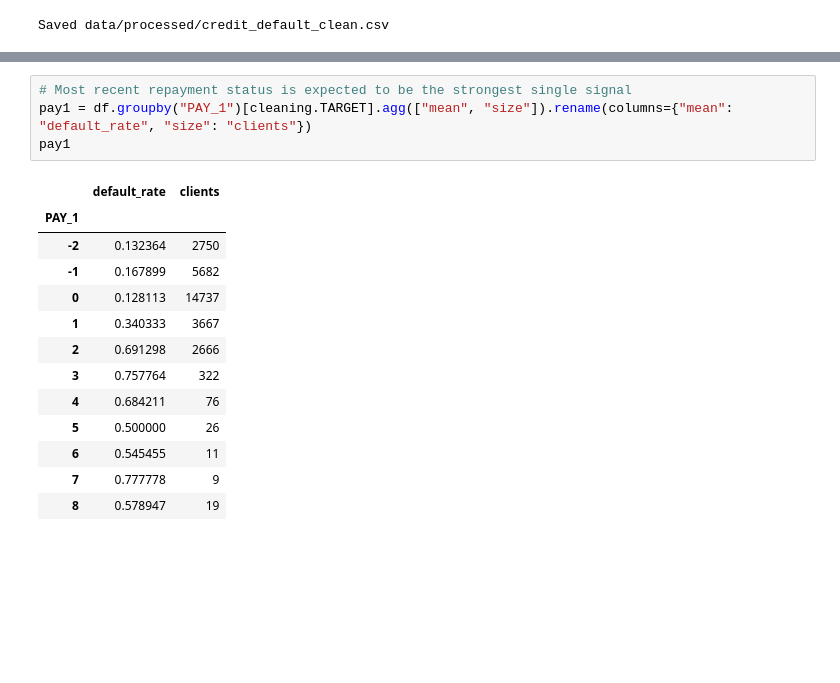
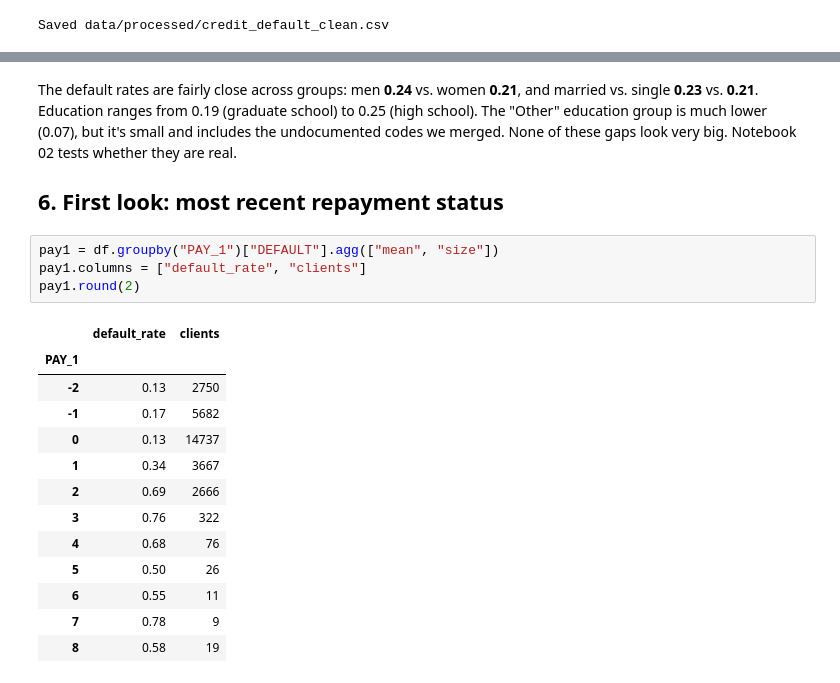
Before and after one commit to asood-usd/AAI500-credit-default, a Jupyter notebook: notebooks/01_data_prep_eda.ipynb, the cells around one changed output, grey strips where cells are left out. Drawn from its saved outputs; the diff is of its cells as text; blank space fills up the shorter version.

```diff
--- a/notebooks/01_data_prep_eda.ipynb
+++ b/notebooks/01_data_prep_eda.ipynb
@@ -161,18 +209,25 @@ plt.show()
+# %% [markdown]
+The default rates are fairly close across groups: men **0.24** vs. women **0.21**, and married vs. single
+**0.23** vs. **0.21**. Education ranges from 0.19 (graduate school) to 0.25 (high school). The "Other"
+education group is much lower (0.07), but it's small and includes the undocumented codes we merged.
+None of these gaps look very big. Notebook 02 tests whether they are real.
+
+## 6. First look: most recent repayment status
 # %%
-# Most recent repayment status is expected to be the strongest single signal
-pay1 = df.groupby("PAY_1")[cleaning.TARGET].agg(["mean", "size"]).rename(columns={"mean": "default_rate", "size": "clients"})
-pay1
+pay1 = df.groupby("PAY_1")["DEFAULT"].agg(["mean", "size"])
+pay1.columns = ["default_rate", "clients"]
+pay1.round(2)
 # %% [output]
 |  | default_rate | clients |
 | PAY_1 |  |  |
-| -2 | 0.132364 | 2750 |
-| -1 | 0.167899 | 5682 |
-| 0 | 0.128113 | 14737 |
-| 1 | 0.340333 | 3667 |
-| 2 | 0.691298 | 2666 |
-| 3 | 0.757764 | 322 |
-| 4 | 0.684211 | 76 |
-| 5 | 0.500000 | 26 |
-| 6 | 0.545455 | 11 |
-| 7 | 0.777778 | 9 |
-| 8 | 0.578947 | 19 |
+| -2 | 0.13 | 2750 |
+| -1 | 0.17 | 5682 |
+| 0 | 0.13 | 14737 |
+| 1 | 0.34 | 3667 |
+| 2 | 0.69 | 2666 |
+| 3 | 0.76 | 322 |
+| 4 | 0.68 | 76 |
+| 5 | 0.50 | 26 |
+| 6 | 0.55 | 11 |
+| 7 | 0.78 | 9 |
+| 8 | 0.58 | 19 |
```
Also changed, not shown: parts of 27 cells of this notebook, 31 other files.
